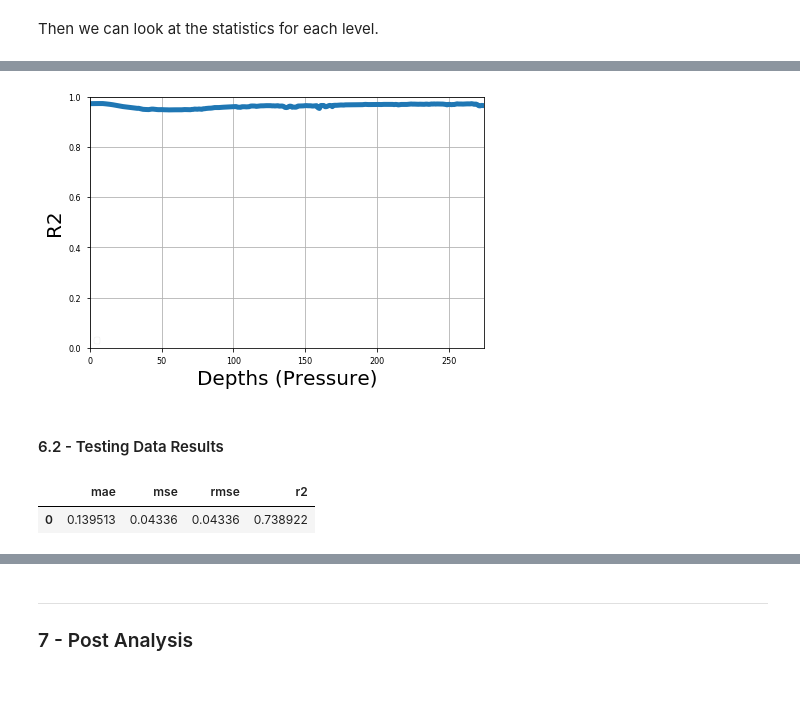
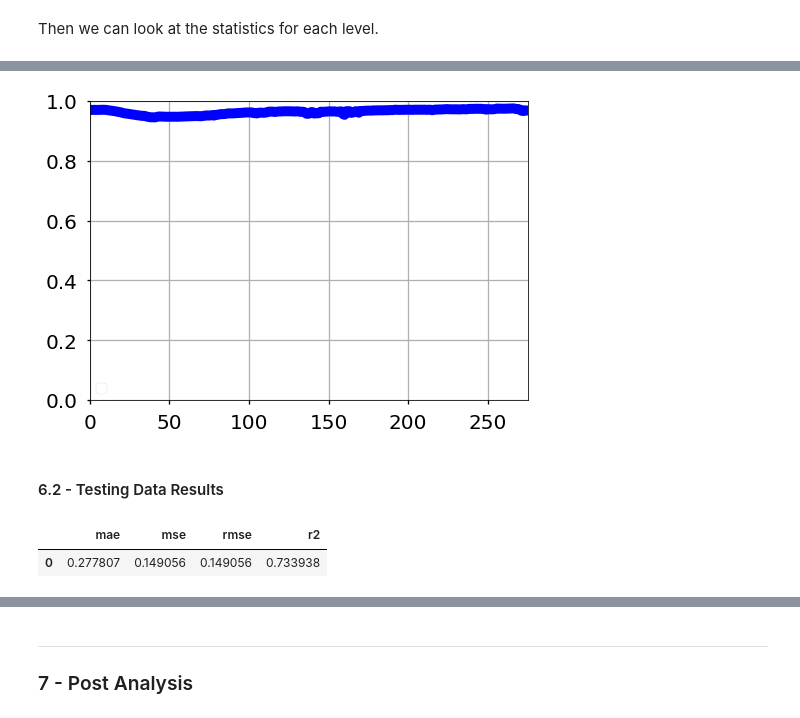
Before and after one commit to IPL-UV/ml4ocean, a Jupyter notebook: notebooks/full_walkthroughs/full_walkthrough.ipynb, the cells around one changed output, grey strips where cells are left out. Drawn from its saved outputs; the diff is of its cells as text; code cells hidden in the pictures; blank space fills up the shorter version.

```diff
--- a/notebooks/full_walkthroughs/full_walkthrough.ipynb
+++ b/notebooks/full_walkthroughs/full_walkthrough.ipynb
@@ -269,7 +211,0 @@ Xtr, Xte, ytr, yte = split_data(
-# %%
-Xdf = pd.concat([X_core, X_temp, X_dens, X_sal, X_spicy], axis=1)
-
-Xtr, Xte, ytr, yte =  train_test_split(
-        Xdf, y_log,
-        train_size=0.8, random_state=123
-    )
@@ -335,3 +212,6 @@ Xtest = X_transformer.transform(Xte)
+# %%
+ytr_log = np.log(ytr)
+yte_log = np.log(yte)
 # %% [markdown]
 #### 4.3 - Normalize Outputs
 
@@ -339,15 +219,15 @@ We will use the same standardization as shown above.
 # %%
 output_transformer = StandardScaler(with_mean=True, with_std=False)
 
-ytrain = output_transformer.fit_transform(ytr)
-ytest = output_transformer.transform(yte)
+ytrain = output_transformer.fit_transform(ytr_log)
+ytest = output_transformer.transform(yte_log)
 # %% [markdown]
 ---
 ### 5 - Train ML Model
 # %% [markdown]
 In this section, we will use a standard random forest (RF) regressor to train on our dataset. Because our data is multi-output, we will need 1 RF per output layer.
 # %%
-rf_model = train_rf_model(Xtrain, ytrain, verbose=0)
+rf_model = train_rf_model(Xtrain, ytrain[:, 0], verbose=0)
 # %% [markdown]
 ---
 ### 6 - Test ML Model
@@ -412,14 +292,14 @@ stats_df.head()
 # %%
 statistic = 'r2'
 
-plt.style.use('seaborn-paper')
+plt.style.use('seaborn-talk')
 plot_mo_stats(
     stats_df,
     stat=statistic,
-    save_name=None
+    save_name='na_train'
 )
 # %% [output]
-[figure, old version]
+[figure, new version]
 # %% [markdown]
 #### 6.2 - Testing Data Results
 # %%
@@ -428,12 +308,12 @@ ypred = rf_model.predict(Xtest)
 # each level
 each_level = False
 
-stats = get_stats(ypred, ytest, each_level=each_level)
+stats = get_stats(ypred, ytest[:, 0], each_level=each_level)
 
 stats
 # %% [output]
 |  | mae | mse | rmse | r2 |
-| 0 | 0.139513 | 0.04336 | 0.04336 | 0.738922 |
+| 0 | 0.277807 | 0.149056 | 0.149056 | 0.733938 |
 # %%
 each_level = True
 
```
Also changed, not shown: parts of 60 cells of this notebook, 11 other files.
